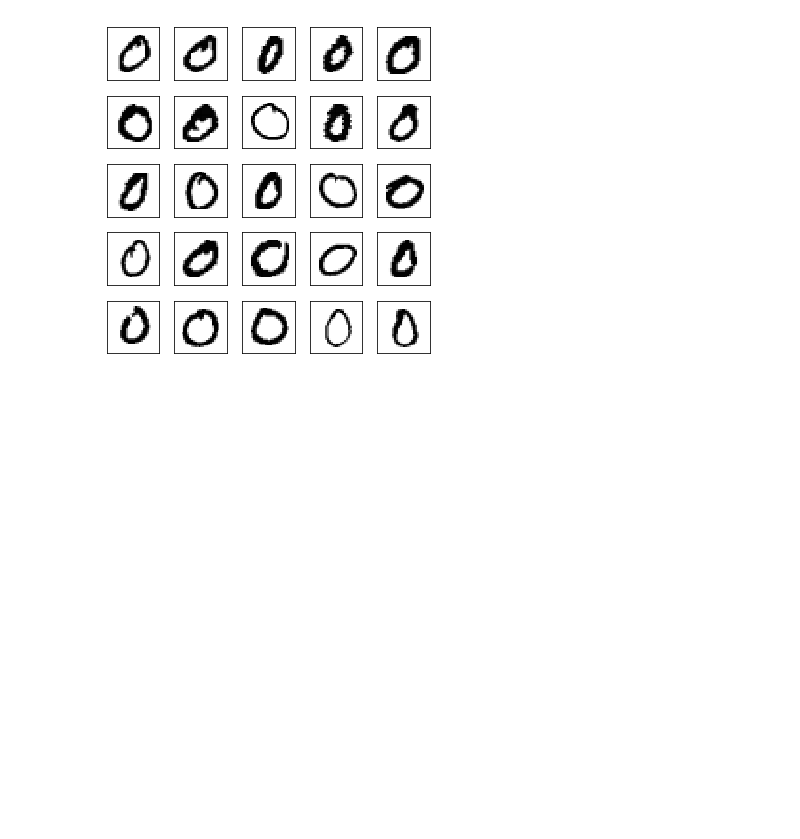
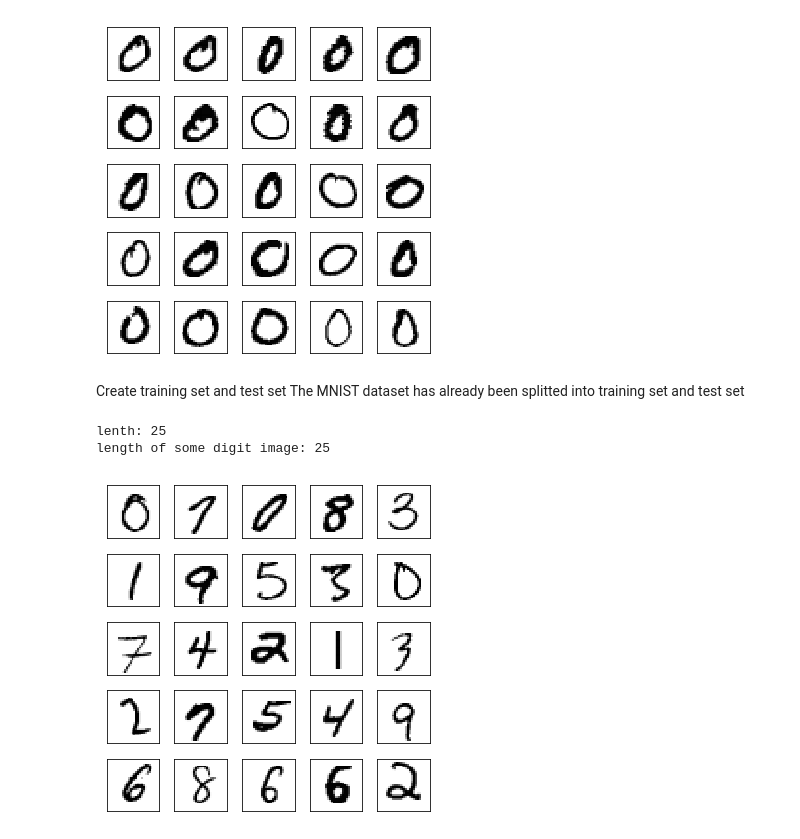
Before and after one commit to breezedu/PythonDeeplearning, a Jupyter notebook: handson_ml_practice/Chapter+3+MNIST.ipynb, the cells around one changed output. Cells and saved outputs as stored; diff of their text form; code cells hidden in the pictures; blank space fills up the shorter version.

Commit message:
update chapter 3 MNIST

```diff
--- a/handson_ml_practice/Chapter+3+MNIST.ipynb
+++ b/handson_ml_practice/Chapter+3+MNIST.ipynb
@@ -91,3 +91,46 @@ plt.show()
 lenth: 25
 length of some digit image: 25
 [figure]
+# %% [markdown]
+
+Create training set and test set
+The MNIST dataset has already been splitted into training set and test set
+# %%
+X_train, X_test, y_train, y_test = X[:60000], X[60000:], y[:60000], y[60000:]
+# %%
+import numpy as np
+
+shuffle_index = np.random.permutation(60000)
+X_train, y_train = X_train[shuffle_index], y_train[shuffle_index]
+# %%
+
+some_digit = X_train[:25]
+print( "lenth: " + str( len(some_digit)))
+
+some_digit_image = some_digit
+
+print("length of some digit image: " + str( len( some_digit_image)) )
+
+digit_image_list = []
+
+fig, axes = plt.subplots(5, 5, figsize=(6, 6),
+                         subplot_kw={'xticks': [], 'yticks': []})
+
+fig.subplots_adjust(hspace=0.3, wspace=0.05)
+
+for ax, digit in zip( axes.flat, some_digit):
+    #print("i=" + str(i) )
+    some_digit_imagei = digit.reshape(28, 28)
+    digit_image_list.append(some_digit_imagei)
+    #some_digit_image = np.reshape(some_digit, (28, 28))
+
+    ax.imshow( some_digit_imagei, cmap = matplotlib.cm.binary,
+            interpolation = "none")
+
+    #plt.axis("off")
+
+plt.show()
+# %% [output]
+lenth: 25
+length of some digit image: 25
+[figure, added]
```
Also changed, not shown: parts of 2 cells of this notebook.
